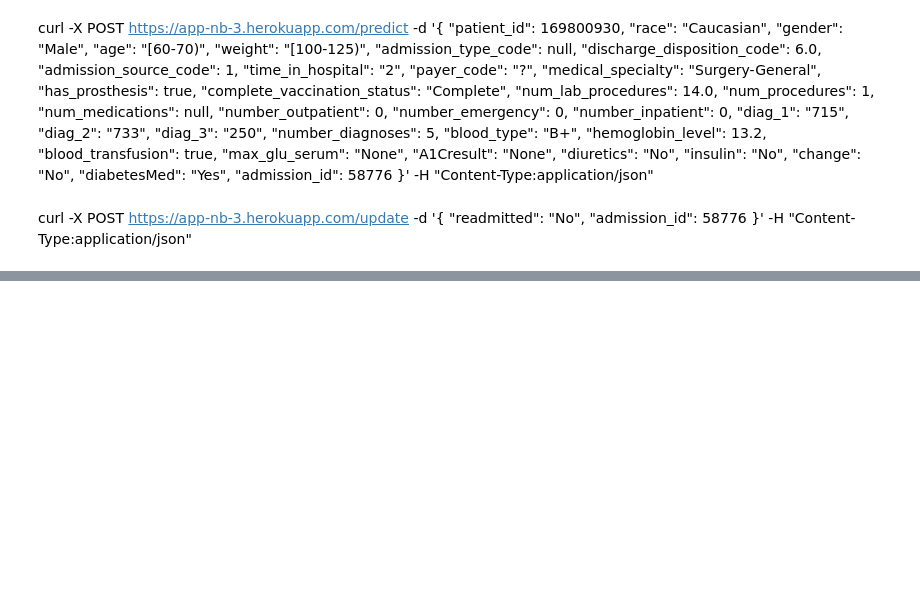
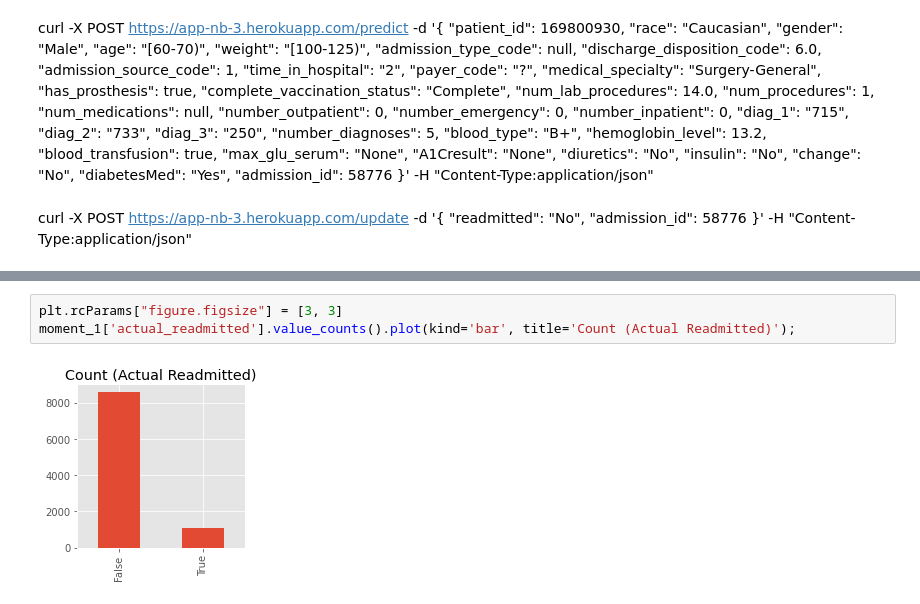
Before and after one commit to ypandya4/hazel_bazel_hospital_DS_project, a Jupyter notebook: Random Forest for initial deployment.ipynb, the cells around one changed output, grey strips where cells are left out. Drawn from its saved outputs; the diff is of its cells as text; blank space fills up the shorter version.

```diff
--- a/Random Forest for initial deployment.ipynb
+++ b/Random Forest for initial deployment.ipynb
@@ -758,0 +790,5 @@ str(np.nan)
+# %%
+plt.rcParams["figure.figsize"] = [3, 3]
+moment_1['actual_readmitted'].value_counts().plot(kind='bar', title='Count (Actual Readmitted)');
+# %% [output]
+[figure, added]
```
Also changed, not shown: parts of 41 cells of this notebook, 1 other file.
